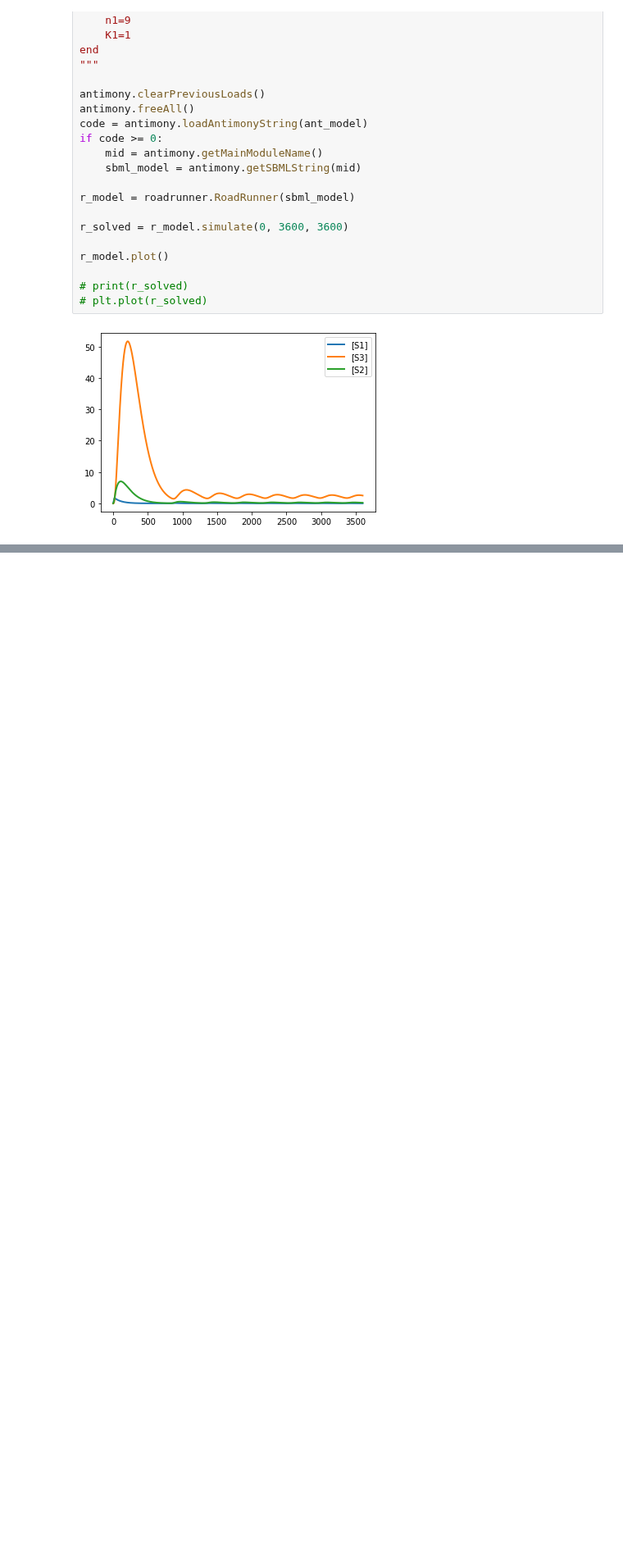
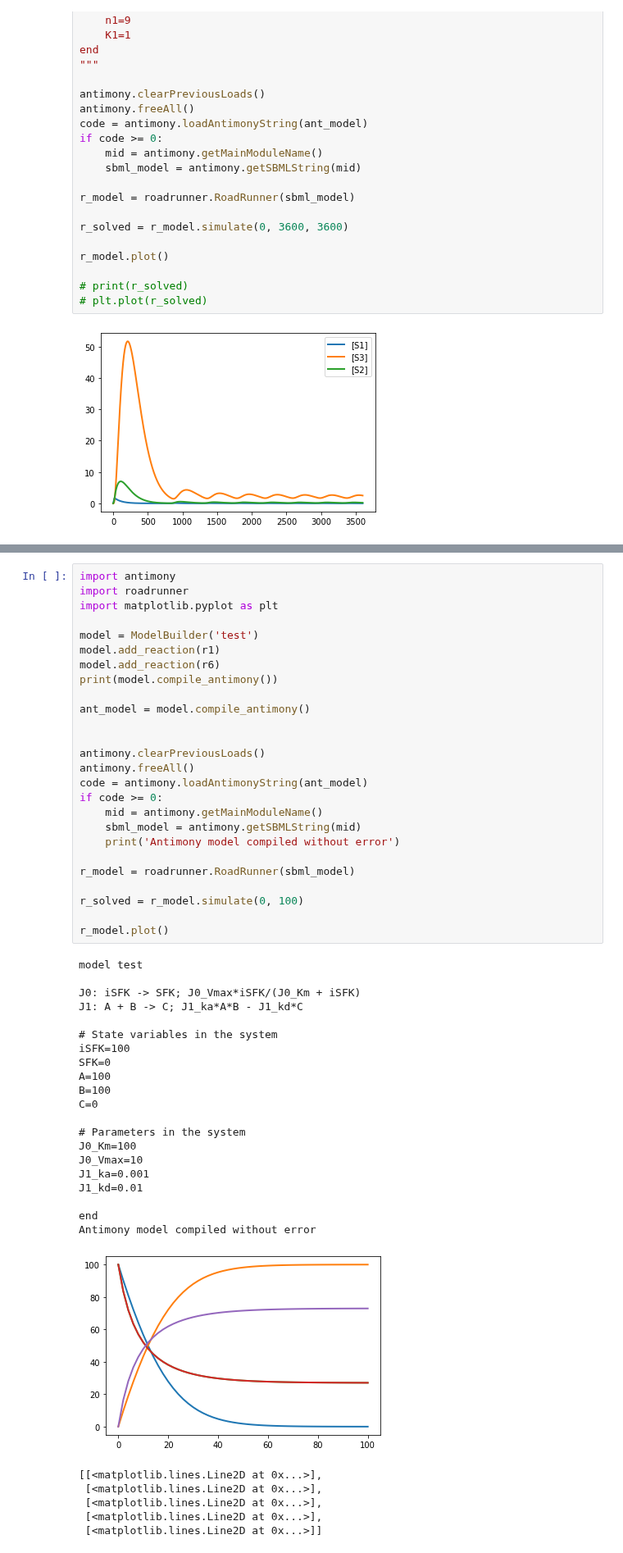
Before and after one commit to AnEvilBurrito/new-peak-project, a Jupyter notebook: src/informal_testing.ipynb, the cells around one changed output, grey strips where cells are left out. Shown at 82% size. Drawn from its saved outputs; the diff is of its cells as text; blank space fills up the shorter version.

```diff
--- a/src/informal_testing.ipynb
+++ b/src/informal_testing.ipynb
@@ -171,0 +240,53 @@ r_model.plot()
+# %%
+import antimony
+import roadrunner
+import matplotlib.pyplot as plt
+
+model = ModelBuilder('test')
+model.add_reaction(r1)
+model.add_reaction(r6)
+print(model.compile_antimony())
+
+ant_model = model.compile_antimony()
+
+
+antimony.clearPreviousLoads()
+antimony.freeAll()
+code = antimony.loadAntimonyString(ant_model)
+if code >= 0:
+    mid = antimony.getMainModuleName()
+    sbml_model = antimony.getSBMLString(mid)
+    print('Antimony model compiled without error')
+
+r_model = roadrunner.RoadRunner(sbml_model)
+
+r_solved = r_model.simulate(0, 100)
+
+r_model.plot()
+# %% [output]
+model test
+
+J0: iSFK -> SFK; J0_Vmax*iSFK/(J0_Km + iSFK)
+J1: A + B -> C; J1_ka*A*B - J1_kd*C
+
+# State variables in the system
+iSFK=100
+SFK=0
+A=100
+B=100
+C=0
+
+# Parameters in the system
+J0_Km=100
+J0_Vmax=10
+J1_ka=0.001
+J1_kd=0.01
+
+end
+Antimony model compiled without error
+[figure, added]
+[[<matplotlib.lines.Line2D at 0x...>],
+ [<matplotlib.lines.Line2D at 0x...>],
+ [<matplotlib.lines.Line2D at 0x...>],
+ [<matplotlib.lines.Line2D at 0x...>],
+ [<matplotlib.lines.Line2D at 0x...>]]
```
Also changed, not shown: parts of 2 cells of this notebook, 2 other files.
